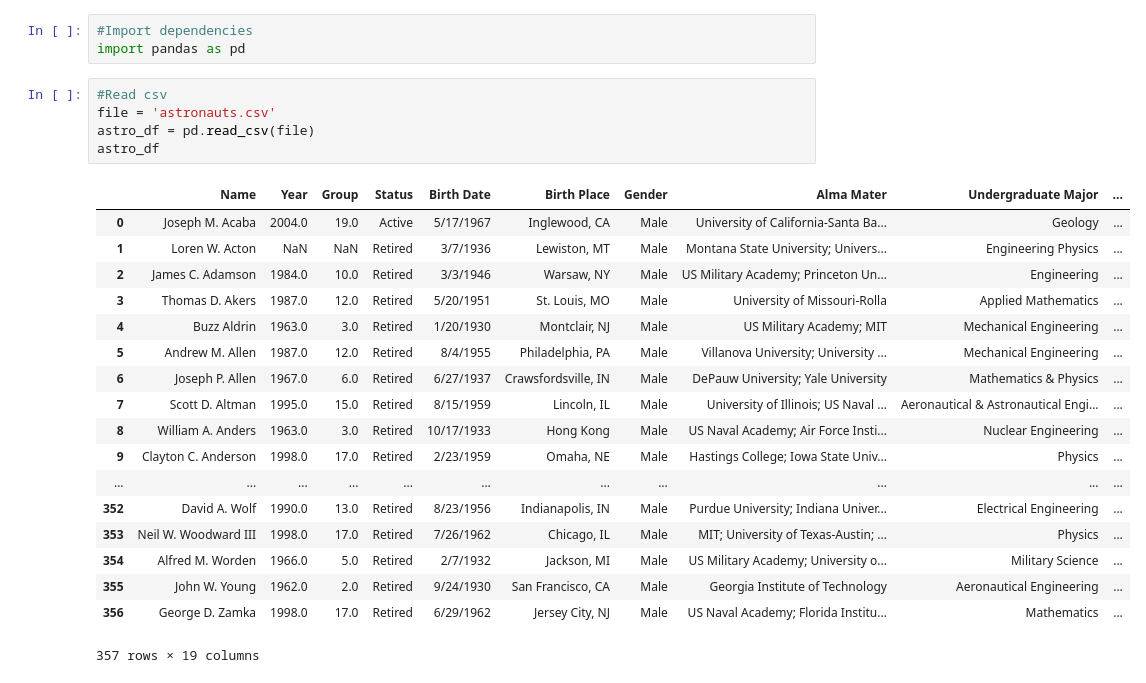
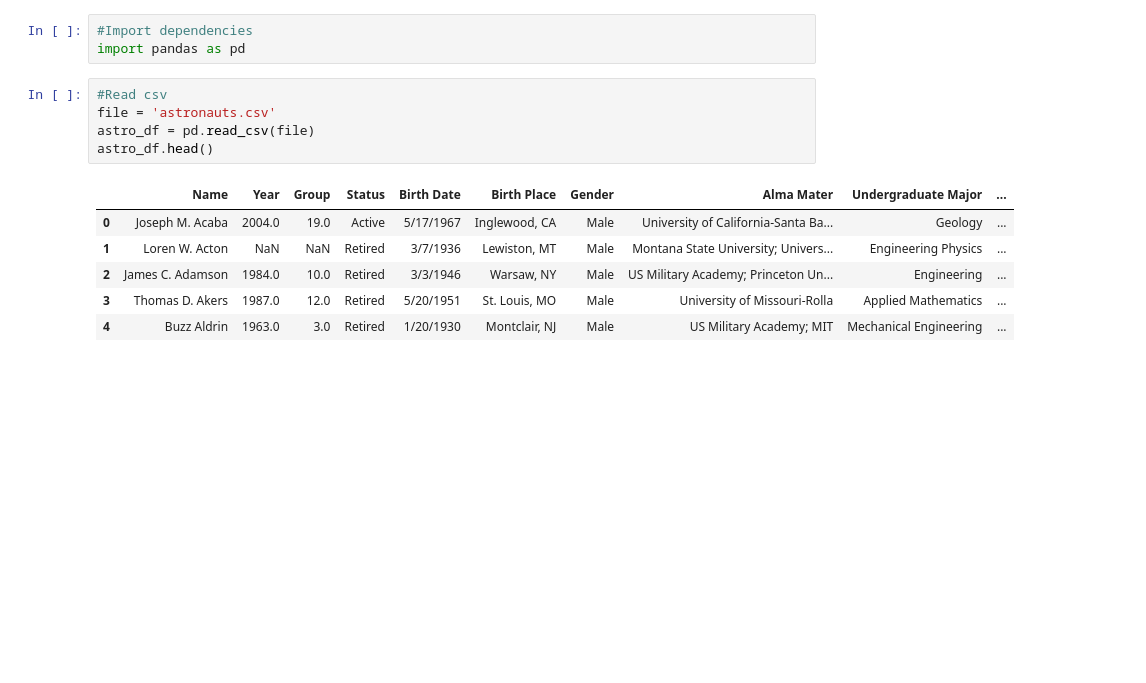
Before and after one commit to DinielleNelson/GetOUT_proj2team1, a Jupyter notebook: astronauts_cleanup.ipynb, the cells around one changed output. Cells and saved outputs as stored; diff of their text form; blank space fills up the shorter version.

```diff
--- a/astronauts_cleanup.ipynb
+++ b/astronauts_cleanup.ipynb
@@ -4,27 +4,15 @@ import pandas as pd
 # %%
 #Read csv
 file = 'astronauts.csv'
 astro_df = pd.read_csv(file)
-astro_df
+astro_df.head()
 # %% [output]
 |  | Name | Year | Group | Status | Birth Date | Birth Place | Gender | Alma Mater | Undergraduate Major | ... |
 | 0 | Joseph M. Acaba | 2004.0 | 19.0 | Active | 5/17/1967 | Inglewood, CA | Male | University of California-Santa Ba... | Geology | ... |
 | 1 | Loren W. Acton | NaN | NaN | Retired | 3/7/1936 | Lewiston, MT | Male | Montana State University; Univers... | Engineering Physics | ... |
 | 2 | James C. Adamson | 1984.0 | 10.0 | Retired | 3/3/1946 | Warsaw, NY | Male | US Military Academy; Princeton Un... | Engineering | ... |
 | 3 | Thomas D. Akers | 1987.0 | 12.0 | Retired | 5/20/1951 | St. Louis, MO | Male | University of Missouri-Rolla | Applied Mathematics | ... |
 | 4 | Buzz Aldrin | 1963.0 | 3.0 | Retired | 1/20/1930 | Montclair, NJ | Male | US Military Academy; MIT | Mechanical Engineering | ... |
-| 5 | Andrew M. Allen | 1987.0 | 12.0 | Retired | 8/4/1955 | Philadelphia, PA | Male | Villanova University; University ... | Mechanical Engineering | ... |
-| 6 | Joseph P. Allen | 1967.0 | 6.0 | Retired | 6/27/1937 | Crawsfordsville, IN | Male | DePauw University; Yale University | Mathematics & Physics | ... |
-| 7 | Scott D. Altman | 1995.0 | 15.0 | Retired | 8/15/1959 | Lincoln, IL | Male | University of Illinois; US Naval ... | Aeronautical & Astronautical Engi... | ... |
-| 8 | William A. Anders | 1963.0 | 3.0 | Retired | 10/17/1933 | Hong Kong | Male | US Naval Academy; Air Force Insti... | Nuclear Engineering | ... |
-| 9 | Clayton C. Anderson | 1998.0 | 17.0 | Retired | 2/23/1959 | Omaha, NE | Male | Hastings College; Iowa State Univ... | Physics | ... |
-| ... | ... | ... | ... | ... | ... | ... | ... | ... | ... | ... |
-| 352 | David A. Wolf | 1990.0 | 13.0 | Retired | 8/23/1956 | Indianapolis, IN | Male | Purdue University; Indiana Univer... | Electrical Engineering | ... |
-| 353 | Neil W. Woodward III | 1998.0 | 17.0 | Retired | 7/26/1962 | Chicago, IL | Male | MIT; University of Texas-Austin; ... | Physics | ... |
-| 354 | Alfred M. Worden | 1966.0 | 5.0 | Retired | 2/7/1932 | Jackson, MI | Male | US Military Academy; University o... | Military Science | ... |
-| 355 | John W. Young | 1962.0 | 2.0 | Retired | 9/24/1930 | San Francisco, CA | Male | Georgia Institute of Technology | Aeronautical Engineering | ... |
-| 356 | George D. Zamka | 1998.0 | 17.0 | Retired | 6/29/1962 | Jersey City, NJ | Male | US Naval Academy; Florida Institu... | Mathematics | ... |
-357 rows × 19 columns
 # %%
 #Remove all years greater than 1991
 astro_df = astro_df[astro_df['Year'] <= 1991]
```
Also changed, not shown: parts of 8 cells of this notebook.
